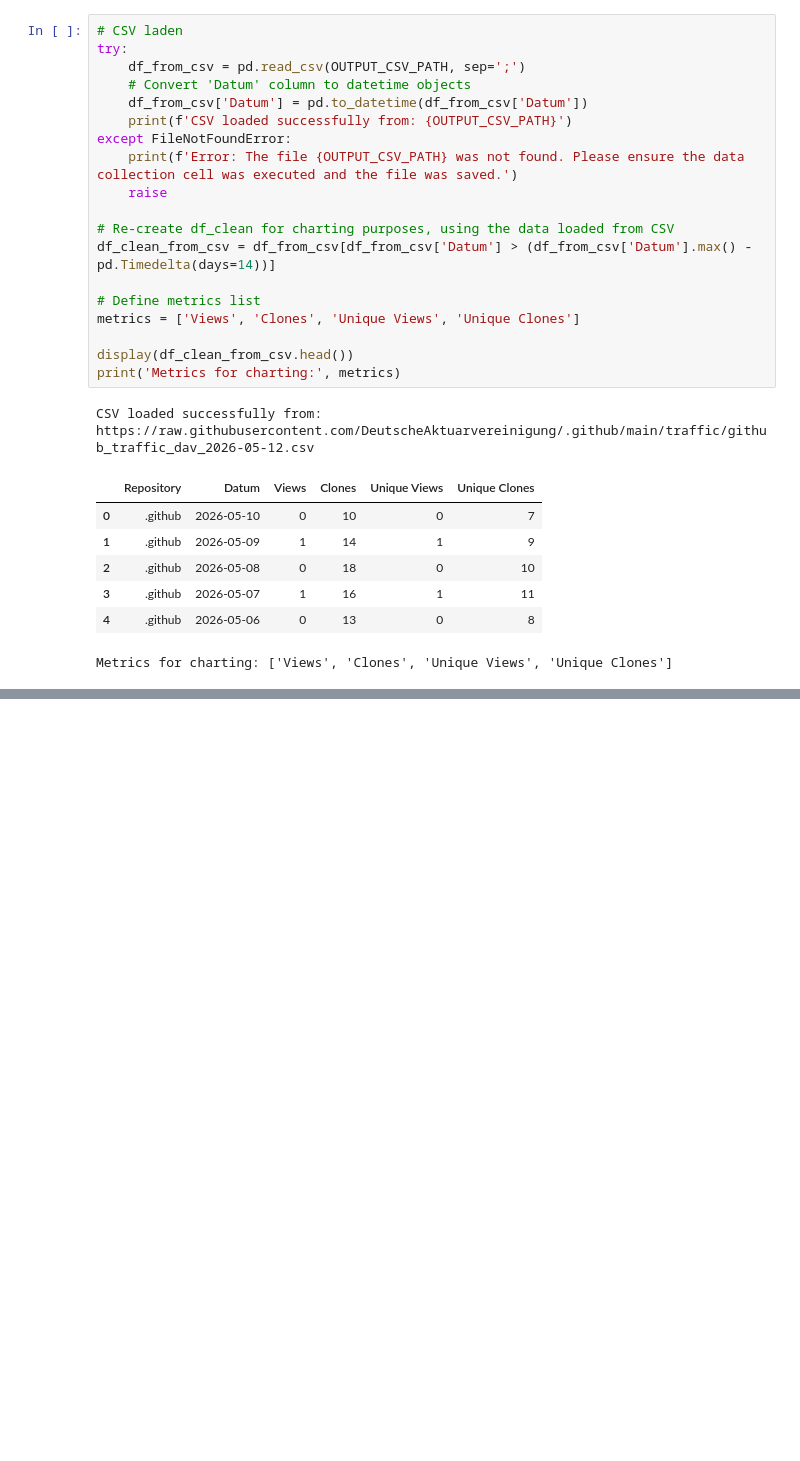
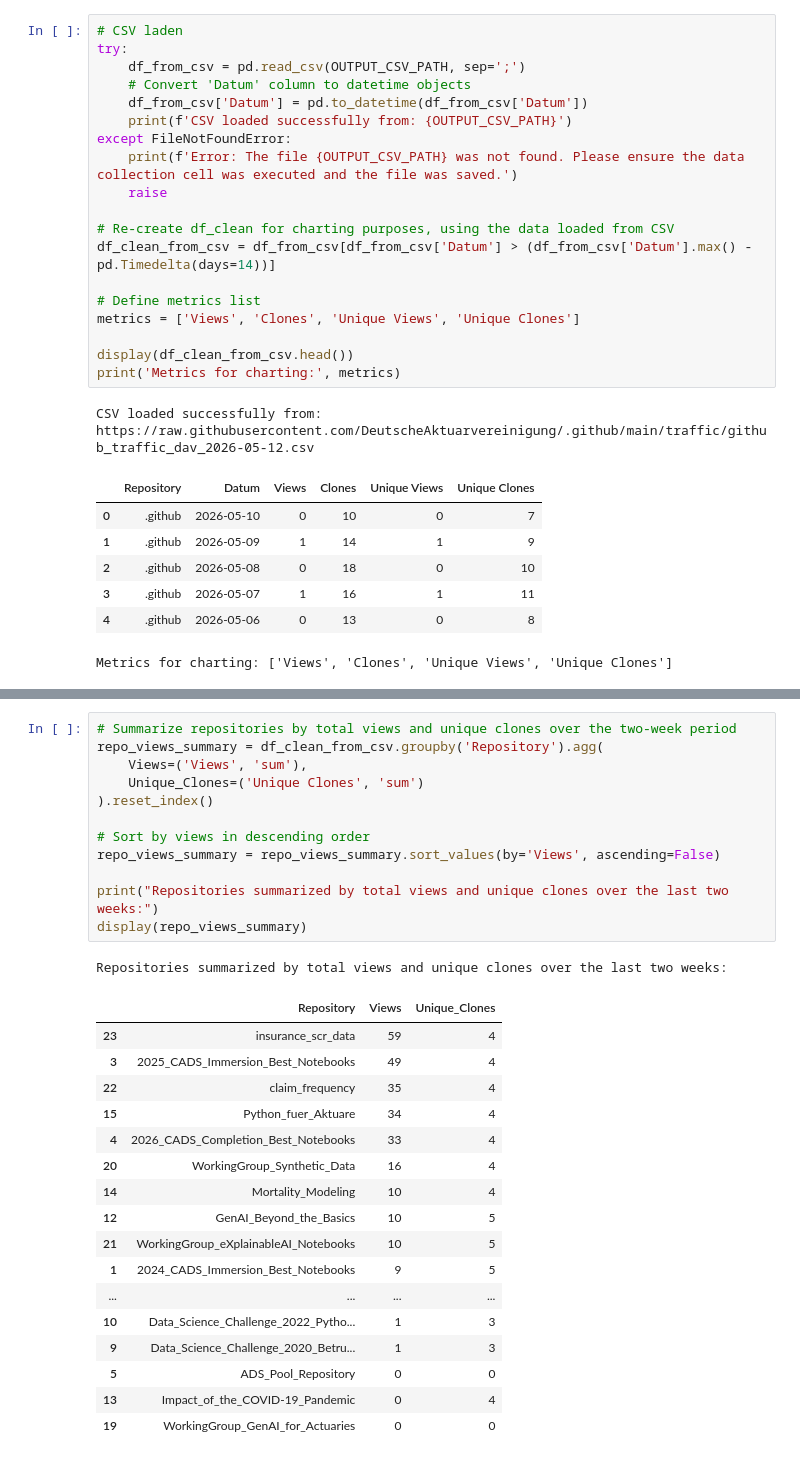
Before and after one commit to acdoering/acdoering, a Jupyter notebook: traffic/traffic_analysis.ipynb, the cells around one changed output, grey strips where cells are left out. Cells and saved outputs as stored; diff of their text form; blank space fills up the shorter version.

Commit message:
add statics summary over repos

```diff
--- a/traffic/traffic_analysis.ipynb
+++ b/traffic/traffic_analysis.ipynb
@@ -130,2 +132,33 @@ chart
 # %% [output]
 [interactive output not drawn]
+# %%
+# Summarize repositories by total views and unique clones over the two-week period
+repo_views_summary = df_clean_from_csv.groupby('Repository').agg(
+    Views=('Views', 'sum'),
+    Unique_Clones=('Unique Clones', 'sum')
+).reset_index()
+
+# Sort by views in descending order
+repo_views_summary = repo_views_summary.sort_values(by='Views', ascending=False)
+
+print("Repositories summarized by total views and unique clones over the last two weeks:")
+display(repo_views_summary)
+# %% [output]
+Repositories summarized by total views and unique clones over the last two weeks:
+|  | Repository | Views | Unique_Clones |
+| 23 | insurance_scr_data | 59 | 4 |
+| 3 | 2025_CADS_Immersion_Best_Notebooks | 49 | 4 |
+| 22 | claim_frequency | 35 | 4 |
+| 15 | Python_fuer_Aktuare | 34 | 4 |
+| 4 | 2026_CADS_Completion_Best_Notebooks | 33 | 4 |
+| 20 | WorkingGroup_Synthetic_Data | 16 | 4 |
+| 14 | Mortality_Modeling | 10 | 4 |
+| 12 | GenAI_Beyond_the_Basics | 10 | 5 |
+| 21 | WorkingGroup_eXplainableAI_Notebooks | 10 | 5 |
+| 1 | 2024_CADS_Immersion_Best_Notebooks | 9 | 5 |
+| ... | ... | ... | ... |
+| 10 | Data_Science_Challenge_2022_Pytho... | 1 | 3 |
+| 9 | Data_Science_Challenge_2020_Betru... | 1 | 3 |
+| 5 | ADS_Pool_Repository | 0 | 0 |
+| 13 | Impact_of_the_COVID-19_Pandemic | 0 | 4 |
+| 19 | WorkingGroup_GenAI_for_Actuaries | 0 | 0 |
```
Also changed, not shown: parts of 1 cell of this notebook.
